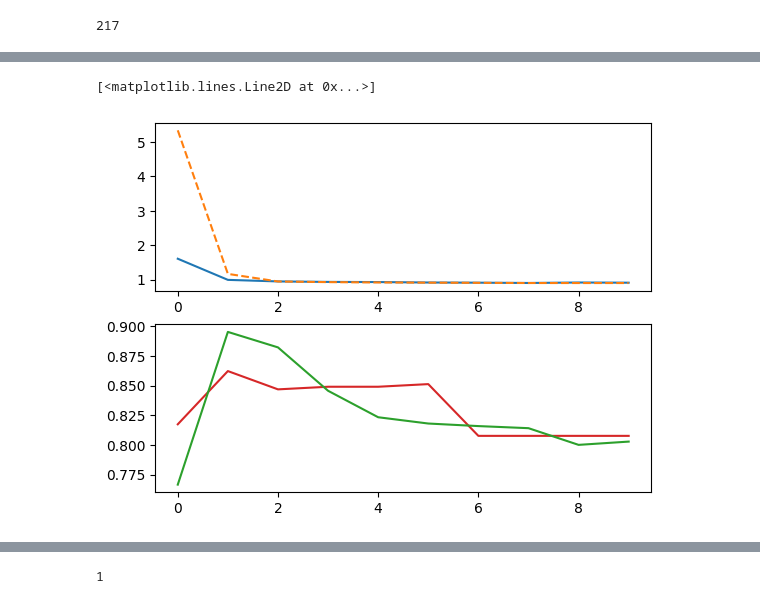
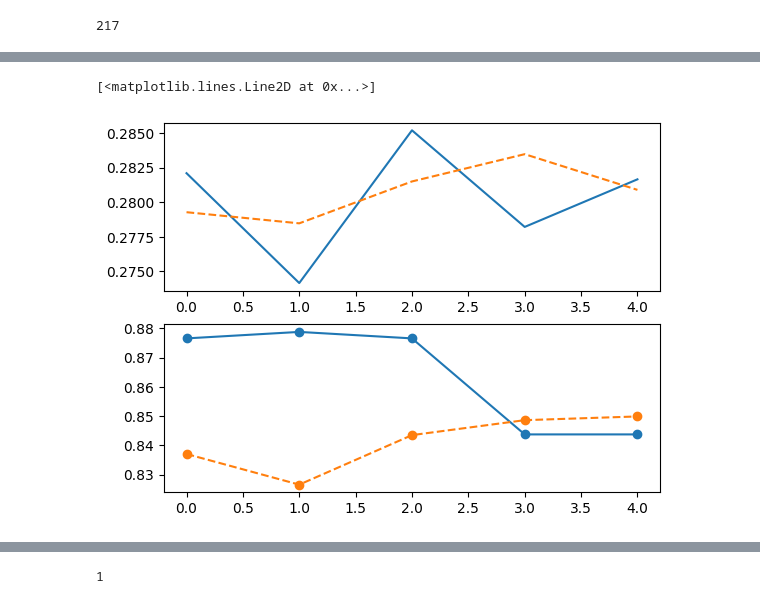
Before and after one commit to bhaba-ranjan/drug-discovery-ANN, a Jupyter notebook: discovery-ann.ipynb, the cells around one changed output, grey strips where cells are left out. Saved outputs shown, nothing was run; the diff lists cells and outputs as text; code cells hidden in the pictures.

```diff
--- a/discovery-ann.ipynb
+++ b/discovery-ann.ipynb
@@ -85,7 +90,7 @@ Name: binding, dtype: int64
 Name: binding, dtype: int64
 # %%
 vectorizer_global, training_features = return_binary_vectorized_form(final_train_set.sequence)
-k_best_feature = select_k_best_features(training_features, final_train_set.binding, 0.25, vectorizer_global.get_feature_names_out())
+k_best_feature = select_k_best_features(training_features, final_train_set.binding, 0.30, vectorizer_global.get_feature_names_out())
 vectorizer_k_best, training_split = return_binary_vectorized_form_with_vocab(final_train_set.sequence,k_best_feature)
 test_split = vectorizer_k_best.transform(final_test_set.sequence).toarray()
 # %%
@@ -113,12 +126,17 @@ train_result.sum()
 # %%
 model = tf.keras.Sequential([
     tf.keras.Input(shape=(training_split.shape[-1],)),
+    tf.keras.layers.Dense(2,activation='relu',kernel_regularizer=tf.keras.regularizers.L1(.02)),
     # tf.keras.layers.Dropout(0.8),
-    tf.keras.layers.Dense(2,activation='relu',kernel_regularizer=tf.keras.regularizers.L1(0.05)),
-    # tf.keras.layers.Dropout(0.5),
+    # kernel_regularizer=tf.keras.regularizers.L1(.1)
     tf.keras.layers.Dense(1, activation='sigmoid')
 ])
 # %%
+from sklearn.metrics import f1_score
+# def x(a,b):
+#     tf.make_ndarray(a.op.get_attr('value'))
+#     y = tf.make_ndarray(a.op.get_attr('value'))
+#     return y.shape[-1]
 METRICS = [
       tf.keras.metrics.TruePositives(name='tp'),
       tf.keras.metrics.FalsePositives(name='fp'),
@@ -128,11 +146,14 @@ METRICS = [
       tf.keras.metrics.Precision(name='precision'),
       tf.keras.metrics.Recall(name='recall'),
       tf.keras.metrics.AUC(name='auc'),
-      tf.keras.metrics.AUC(name='prc', curve='PR'), # precision-recall curve
+      tf.keras.metrics.AUC(name='prc', curve='PR'),
+      # x
+     # precision-recall curve
+
 ]
-
-model.compile(loss=tf.keras.losses.BinaryCrossentropy(from_logits=True), optimizer='adam', metrics=METRICS)
+model.compile(loss=tf.keras.losses.BinaryFocalCrossentropy(), metrics=METRICS, optimizer='adam')
 # %%
-num_epochs = 10
+num_epochs = 5
 history = model.fit(training_split, train_result, epochs=num_epochs, validation_data=(test_split, test_result))
+# ,callbacks=[tf.keras.callbacks.EarlyStopping()]
 # %% [output]
@@ -161,31 +170,32 @@ Epoch 10/10
 # %%
 fig, (ax1,ax2) = plt.subplots(2,1)
 testloss = np.array(history.history['val_loss']).reshape(len(history.history['val_loss']),1)
 trainloss = np.array(history.history['loss']).reshape(len(history.history['loss']),1)
 
 ax1.plot(history.epoch, testloss, '-')
 ax1.plot(history.epoch, trainloss, '--')
 # ax1.ylabel('loss')
 # ax1.xlabel('epoch')
 
 train_precision = np.array(history.history['precision']).reshape(len(history.history['loss']),1)
 train_recall= np.array(history.history['recall']).reshape(len(history.history['loss']),1)
 j =( 2 * train_precision * train_recall) / (train_precision+train_recall)
 
 test_precission = np.array(history.history['val_precision']).reshape(len(history.history['loss']),1)
 test_recall = np.array(history.history['val_recall']).reshape(len(history.history['loss']),1)
 k = (2 * test_precission * test_recall )/ (test_precission+test_recall)
 # plt.plot(history.epoch,j, '-')
 # plt.plot(k,'--')
 
-ax2.plot(history.epoch, k, 'tab:red')
-ax2.plot(history.epoch, j, 'tab:green')
-
+ax2.scatter(history.epoch, k)
+ax2.scatter(history.epoch, j)
+ax2.plot(history.epoch, k,'-')
+ax2.plot(history.epoch, j,'--')
 # ax3.plot(j+3)
 # ax3.plot(trainloss,'tab:blue')
 # %% [output]
 [<matplotlib.lines.Line2D at 0x...>]
-[figure, old version]
+[figure, new version]
 # %%
 table_test = pd.read_table('../drug-discovery/1663769555_8653905_test.txt', names=['sequence'])
 # %%
```
Also changed, not shown: parts of 11 cells of this notebook.
